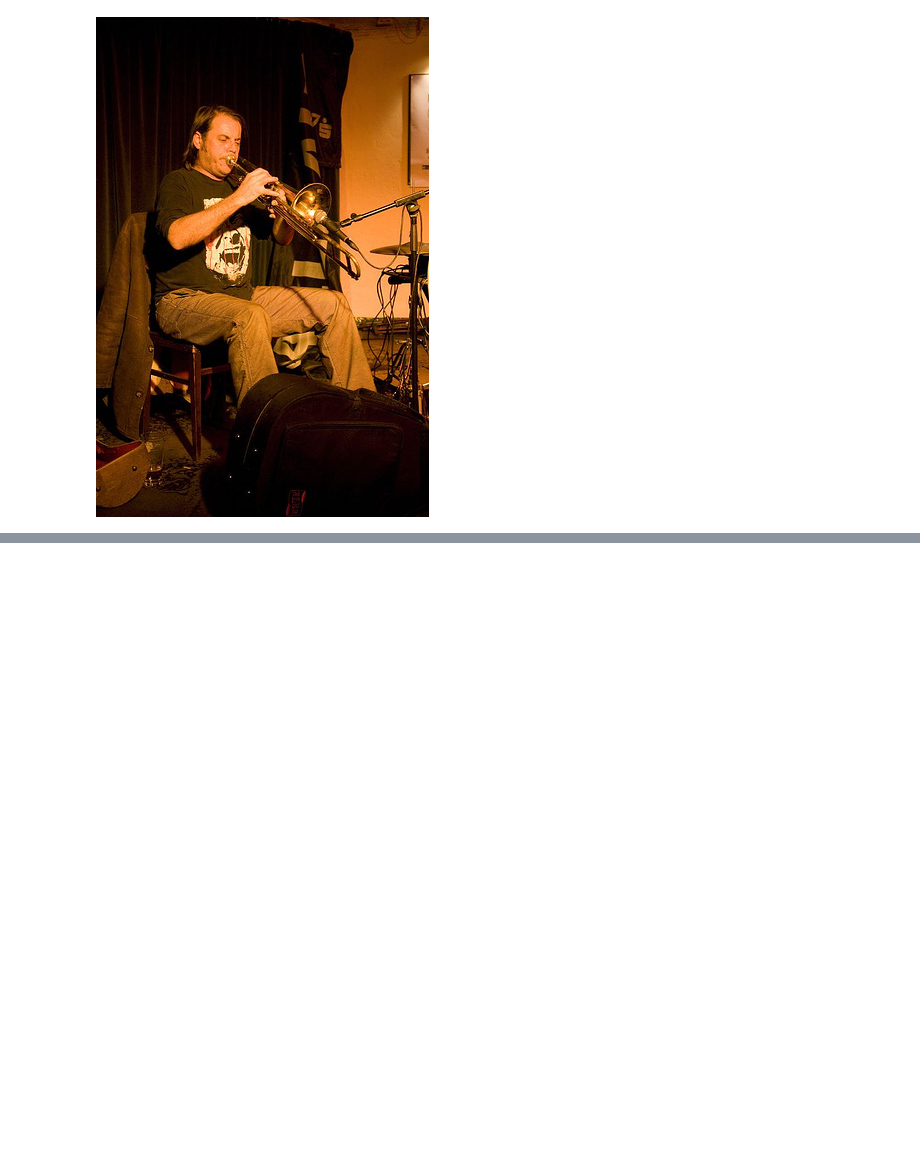
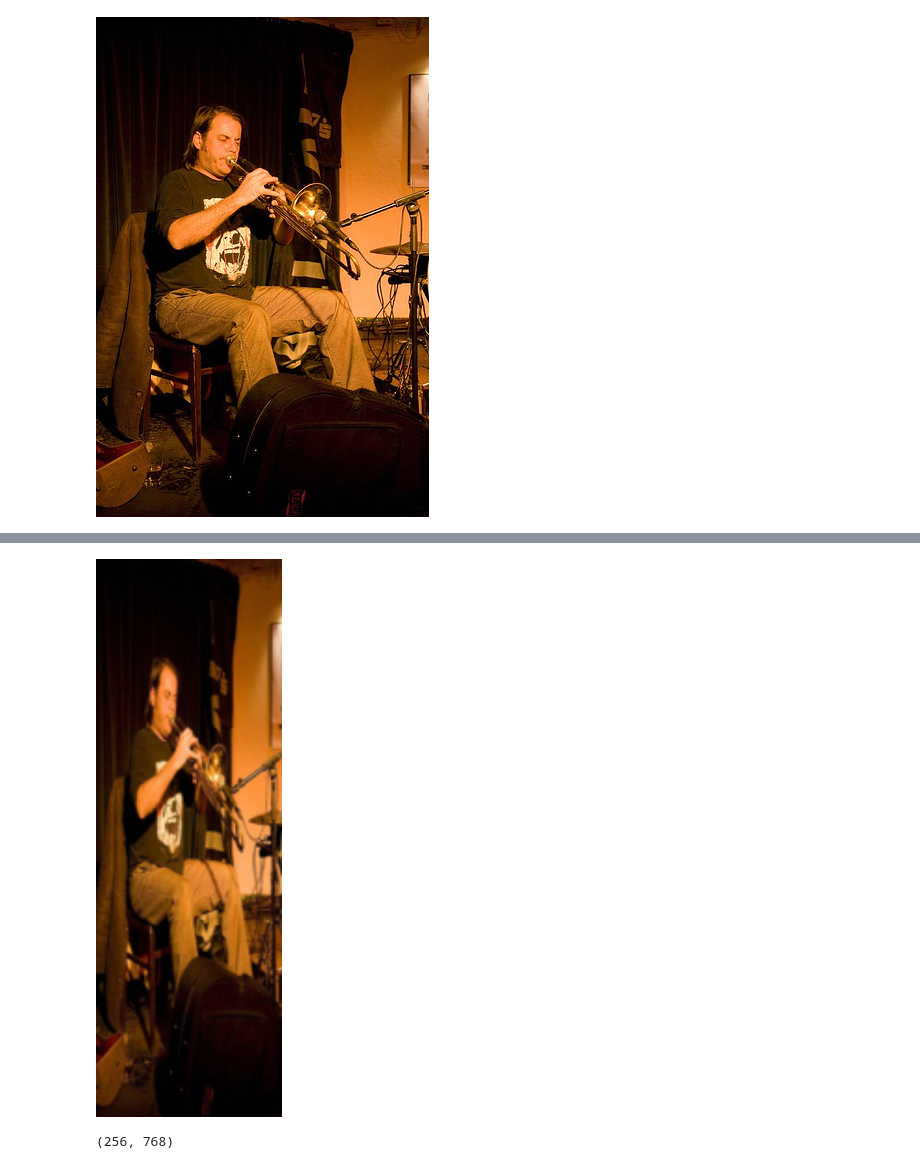
Before and after one commit to wondervictor/Playground, a Jupyter notebook: Colorization/image_process.ipynb, the cells around one changed output, grey strips where cells are left out. Drawn from its saved outputs; the diff is of its cells as text; code cells hidden in the pictures; blank space fills up the shorter version.

```diff
--- a/Colorization/image_process.ipynb
+++ b/Colorization/image_process.ipynb
@@ -23,0 +36,11 @@ image_tensor
+# %%
+resize = transforms.Scale(256)
+p = resize(p)
+# %%
+p
+# %% [output]
+[figure, added]
+# %%
+p.size
+# %% [output]
+(256, 768)
```
Also changed, not shown: parts of 5 cells of this notebook, 3 other files.
